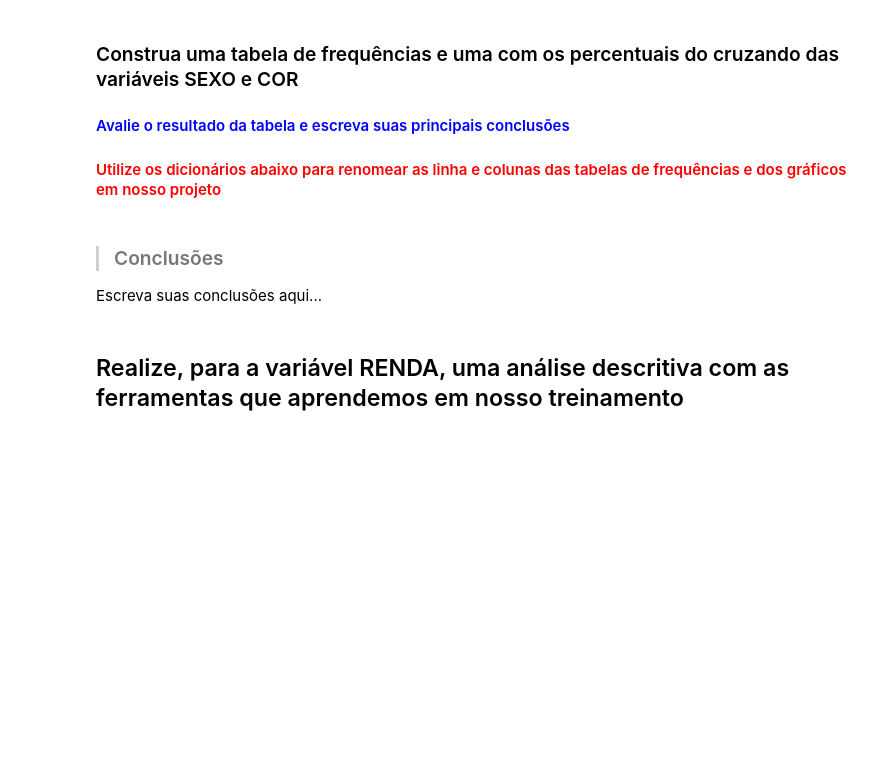
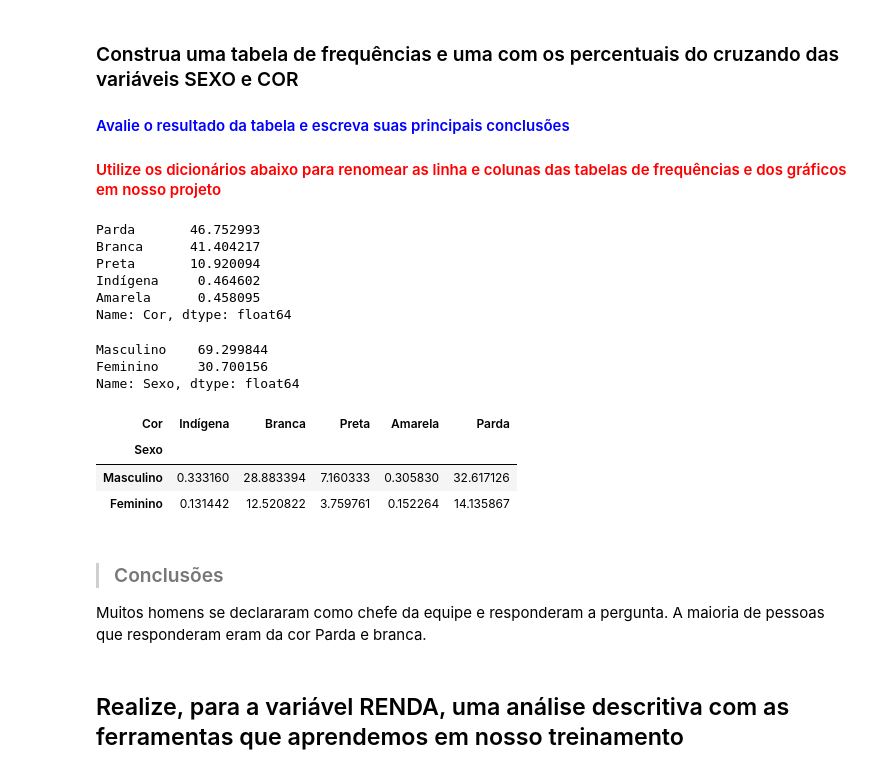
Before and after one commit to dougbatista/data-science-estatistica, a Jupyter notebook: Análise_Descritiva_exame.ipynb, the cells around one changed output. Drawn from its saved outputs; the diff is of its cells as text; code cells hidden in the pictures; blank space fills up the shorter version.

```diff
--- a/Análise_Descritiva_exame.ipynb
+++ b/Análise_Descritiva_exame.ipynb
@@ -340,10 +354,56 @@ uf = {
     52: 'Goiás',
     53: 'Distrito Federal'
 }
-# %% [markdown]
-> ### Conclusões
-
-Escreva suas conclusões aqui...
+# %%
+color_percent = pd.value_counts(data.Cor, normalize=True)
+color_percent.rename(index={
+    0: 'Indígena',
+    2: 'Branca',
+    4: 'Preta',
+    6: 'Amarela',
+    8: 'Parda',
+    9: 'Sem declaração'
+
+}, inplace=True)
+
+color_percent = color_percent * 100
+color_percent
+# %% [output]
+Parda       46.752993
+Branca      41.404217
+Preta       10.920094
+Indígena     0.464602
+Amarela      0.458095
+Name: Cor, dtype: float64
+# %%
+genre_percent = pd.value_counts(data.Sexo, normalize=True)
+genre_percent
+genre_percent.rename(index={
+    0: 'Masculino',
+    1: 'Feminino'
+}, inplace=True)
+genre_percent = genre_percent * 100
+genre_percent
+# %% [output]
+Masculino    69.299844
+Feminino     30.700156
+Name: Sexo, dtype: float64
+# %%
+frequencia = pd.crosstab(data.Sexo,
+                         data.Cor,
+                         normalize=True) * 100
+frequencia.rename(index = sexo, inplace=True)
+frequencia.rename(columns = cor, inplace = True)
+frequencia
+# %% [output]
+| Cor | Indígena | Branca | Preta | Amarela | Parda |
+| Sexo |  |  |  |  |  |
+| Masculino | 0.333160 | 28.883394 | 7.160333 | 0.305830 | 32.617126 |
+| Feminino | 0.131442 | 12.520822 | 3.759761 | 0.152264 | 14.135867 |
+# %% [markdown]
+> ### Conclusões
+
+Muitos homens se declararam como chefe da equipe e responderam a pergunta. A maioria de pessoas que responderam eram da cor Parda e branca.
 # %% [markdown]
 ## Realize, para a variável RENDA, uma análise descritiva com as ferramentas que aprendemos em nosso treinamento
 # %% [markdown]
```
Also changed, not shown: parts of 8 cells of this notebook.
